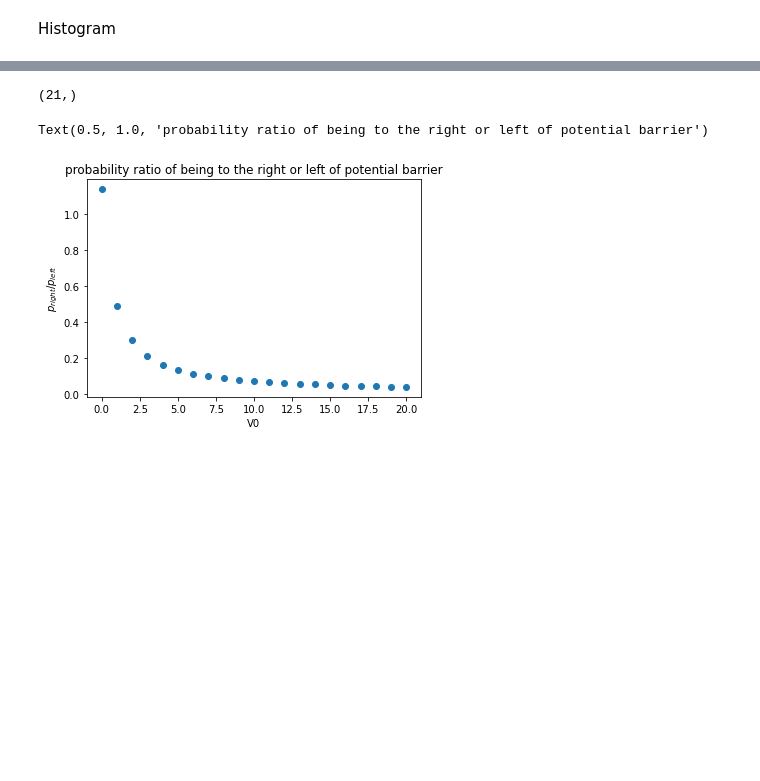
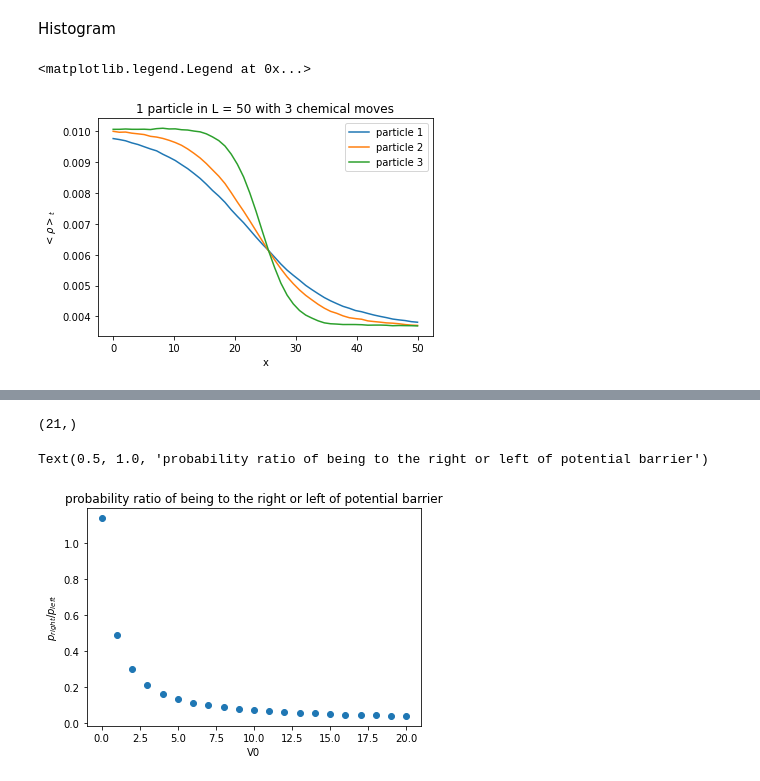
Before and after one commit to lea-byte/pdm, a Jupyter notebook: new_analysis.ipynb, the cells around one changed output, grey strips where cells are left out. Saved outputs shown, nothing was run; the diff lists cells and outputs as text; code cells hidden in the pictures; blank space fills up the shorter version.

```diff
--- a/new_analysis.ipynb
+++ b/new_analysis.ipynb
@@ -74,2 +87,57 @@ plt.show()
 # %% [markdown]
 Histogram
+# %%
+#plt.scatter(np.linspace(0, 2, 2),data_time)
+nbr_part = 1
+x = np.linspace(0, 50, 50)
+pot1 = (np.tanh(0.07*(x - 25))+1)*0.5
+pot2 = (np.tanh(0.1*(x - 25))+1)*0.5
+pot3 = (np.tanh(0.2*(x - 25))+1)*0.5
+
+
+fig, ax1 = plt.subplots()
+
+#ax2 = ax1.twinx()
+ax1.plot(x, 1/nbr_part*data_time1,label='particle 1')
+#ax2.plot(x, pot1, '.')
+
+ax1.set_xlabel('x')
+ax1.set_ylabel(r'$<\rho>_t$')
+#ax2.set_ylabel('V(x)') # = (tanh(2*(x - 25))+1)*0.5', color='g')
+ax1.set_title('1 particle in L = 50 with 3 chemical moves')
+#plt.savefig('C:\\Users\\leagr\\Documents\\PdM\\Figures\\3moves\\hist_time_chem_3inL50_tanh_10^7.pdf',transparent=True,bbox_inches='tight')
+#plt.show()
+
+
+#fig, ax1 = plt.subplots()
+
+#ax2 = ax1.twinx()
+ax1.plot(x, 1/nbr_part*data_time2,label='particle 2')
+#ax2.plot(x, pot2, '.')
+
+ax1.set_xlabel('x')
+ax1.set_ylabel(r'$<\rho>_t$')
+#ax2.set_ylabel('V(x)') # = (tanh(4*(x - 25))+1)*0.5', color='g')
+ax1.set_title('1 particle in L = 50 with 3 chemical moves')
+#plt.show()
+
+
+#fig, ax1 = plt.subplots()
+
+#ax2 = ax1.twinx()
+ax1.plot(x, 1/nbr_part*data_time3,label='particle 3')
+#ax2.plot(x, pot3, '.')
+
+ax1.set_xlabel('x')
+ax1.set_ylabel(r'$<\rho>_t$')
+#ax2.set_ylabel('V(x)') #= (tanh(6*(x - 25))+1)*0.5', color='g')
+ax1.set_title('1 particle in L = 50 with 3 chemical moves')
+#plt.show()
+
+ax1.legend()
+#ax1.set_ylim(ymin=min(data_time3)-0.0005, ymax= max(data_time3)+0.0005)
+
+#plt.savefig('C:\\Users\\leagr\\Documents\\PdM\\Figures\\3moves\\sup_rho_OOE_10^8.pdf',transparent=True,bbox_inches='tight')
+# %% [output]
+<matplotlib.legend.Legend at 0x...>
+[figure, added]
```
Also changed, not shown: parts of 10 cells of this notebook, 7 other files.
